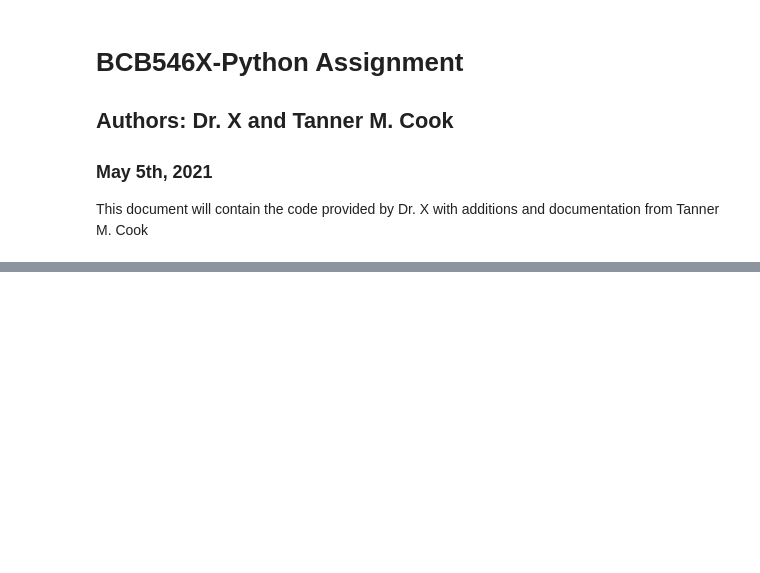
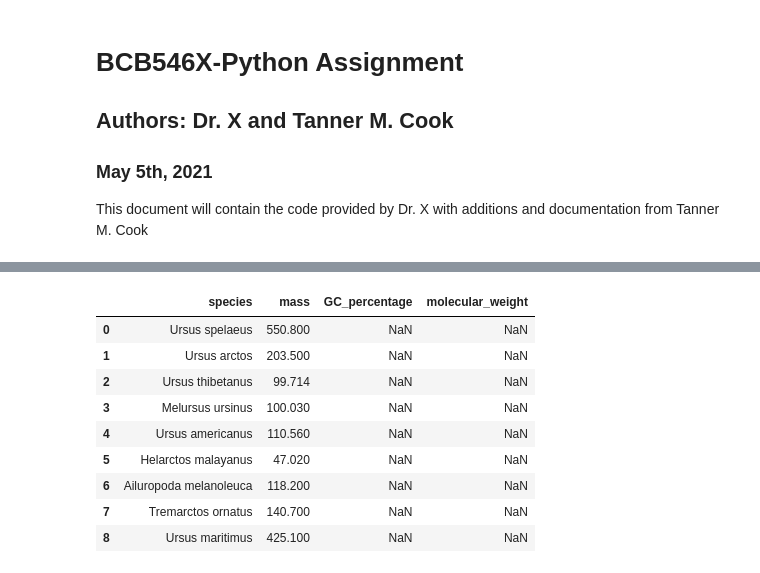
Before and after one commit to Cooktan/BCB546-PythonHW_Spring2021, a Jupyter notebook: Python_Assignment_Code.ipynb, the cells around one changed output, grey strips where cells are left out. Cells and saved outputs as stored; diff of their text form; code cells hidden in the pictures; blank space fills up the shorter version.

```diff
--- a/Python_Assignment_Code.ipynb
+++ b/Python_Assignment_Code.ipynb
@@ -113,16 +153,24 @@ species_list = list(bears_df.species)
 # %%
 ## 6 ##
 ## Add two new columns to the bears DataFrame: (1) molecular weight and (2) GC content.
 ## Set the value to 'NaN' to indicate that these cells are currently empty.
 
-df=pd.read_csv('bears_mass.csv')
-
 Z=("NaN")
-df["GC_percentage"]=Z
-df["molecular_weight"]=Z
-df
-
+bears_df["GC_percentage"]=Z
+bears_df["molecular_weight"]=Z
+bears_df
 #Source: https://www.geeksforgeeks.org/adding-new-column-to-existing-dataframe-in-pandas/
+# %% [output]
+|  | species | mass | GC_percentage | molecular_weight |
+| 0 | Ursus spelaeus | 550.800 | NaN | NaN |
+| 1 | Ursus arctos | 203.500 | NaN | NaN |
+| 2 | Ursus thibetanus | 99.714 | NaN | NaN |
+| 3 | Melursus ursinus | 100.030 | NaN | NaN |
+| 4 | Ursus americanus | 110.560 | NaN | NaN |
+| 5 | Helarctos malayanus | 47.020 | NaN | NaN |
+| 6 | Ailuropoda melanoleuca | 118.200 | NaN | NaN |
+| 7 | Tremarctos ornatus | 140.700 | NaN | NaN |
+| 8 | Ursus maritimus | 425.100 | NaN | NaN |
 # %%
 ## 7 ##
 ## Write a for-loop that translates each sequence and also gets molecular weight and computes the GC content
```
Also changed, not shown: parts of 21 cells of this notebook, 1 other file.
